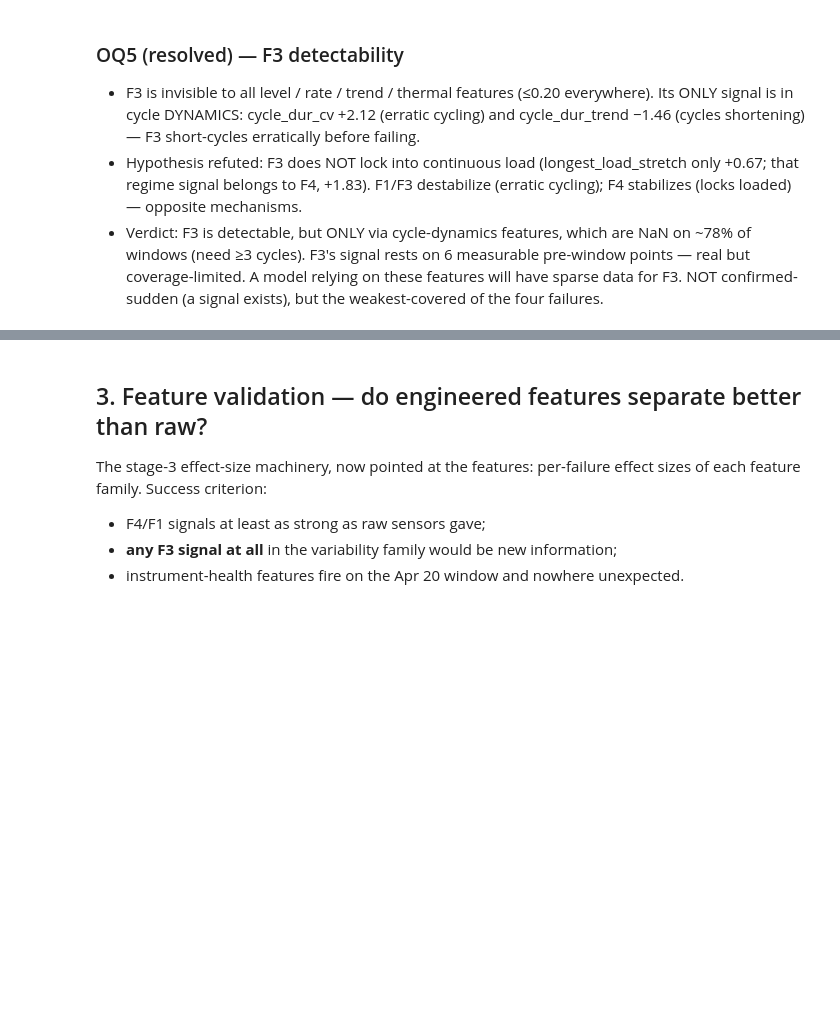
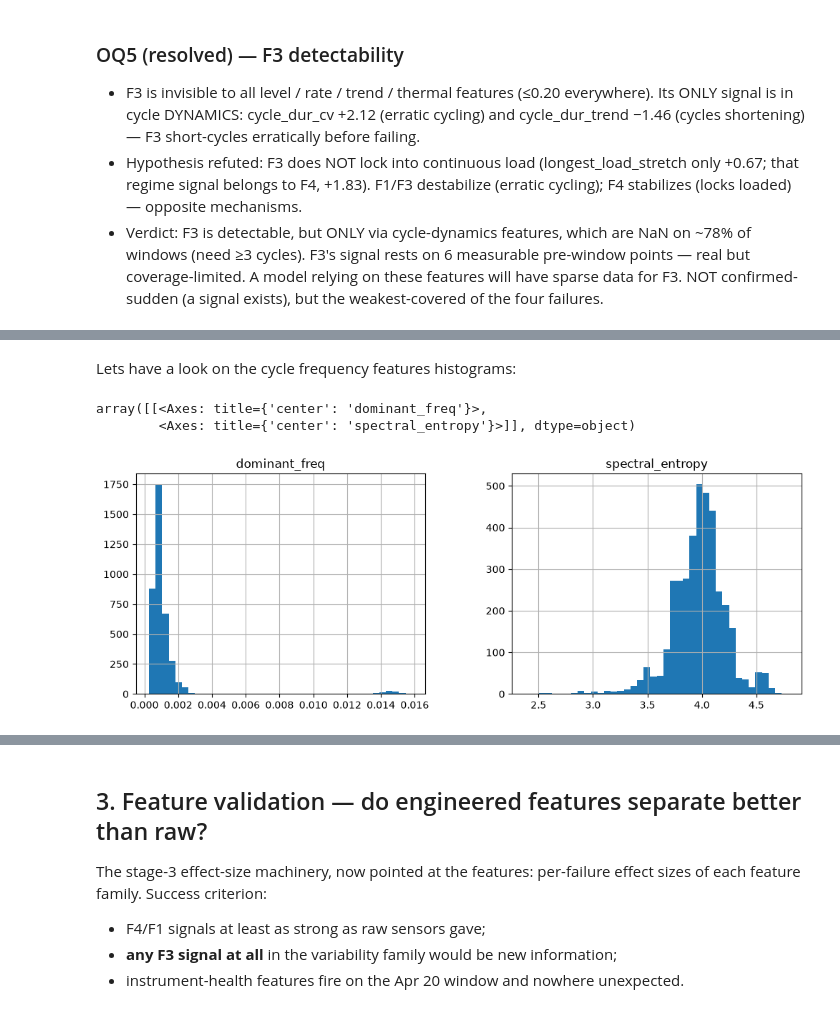
Before and after one commit to Rom5Leo/FAHM_Project, a Jupyter notebook: notebooks/04_feature_engineering.ipynb, the cells around one changed output, grey strips where cells are left out. Saved outputs shown, nothing was run; the diff lists cells and outputs as text; code cells hidden in the pictures; blank space fills up the shorter version.

```diff
--- a/notebooks/04_feature_engineering.ipynb
+++ b/notebooks/04_feature_engineering.ipynb
@@ -624,0 +648,8 @@ print(feats.shape); feats.columns.tolist()
+# %% [markdown]
+Lets have a look on the cycle frequency features histograms:
+# %%
+f_cycle_frequency.hist(bins=40, figsize=(12,4))
+# %% [output]
+array([[<Axes: title={'center': 'dominant_freq'}>,
+        <Axes: title={'center': 'spectral_entropy'}>]], dtype=object)
+[figure, added]
```
Also changed, not shown: parts of 32 cells of this notebook, 3 other files.
